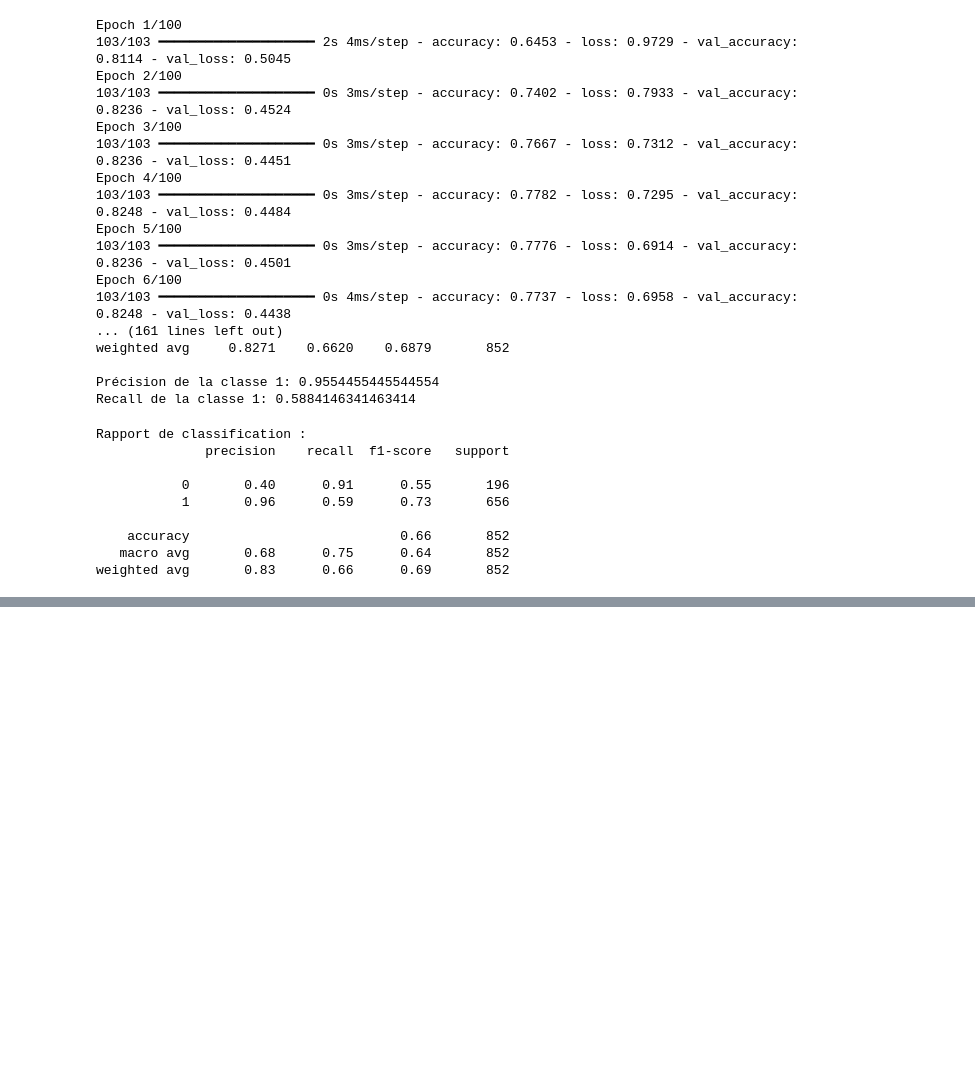
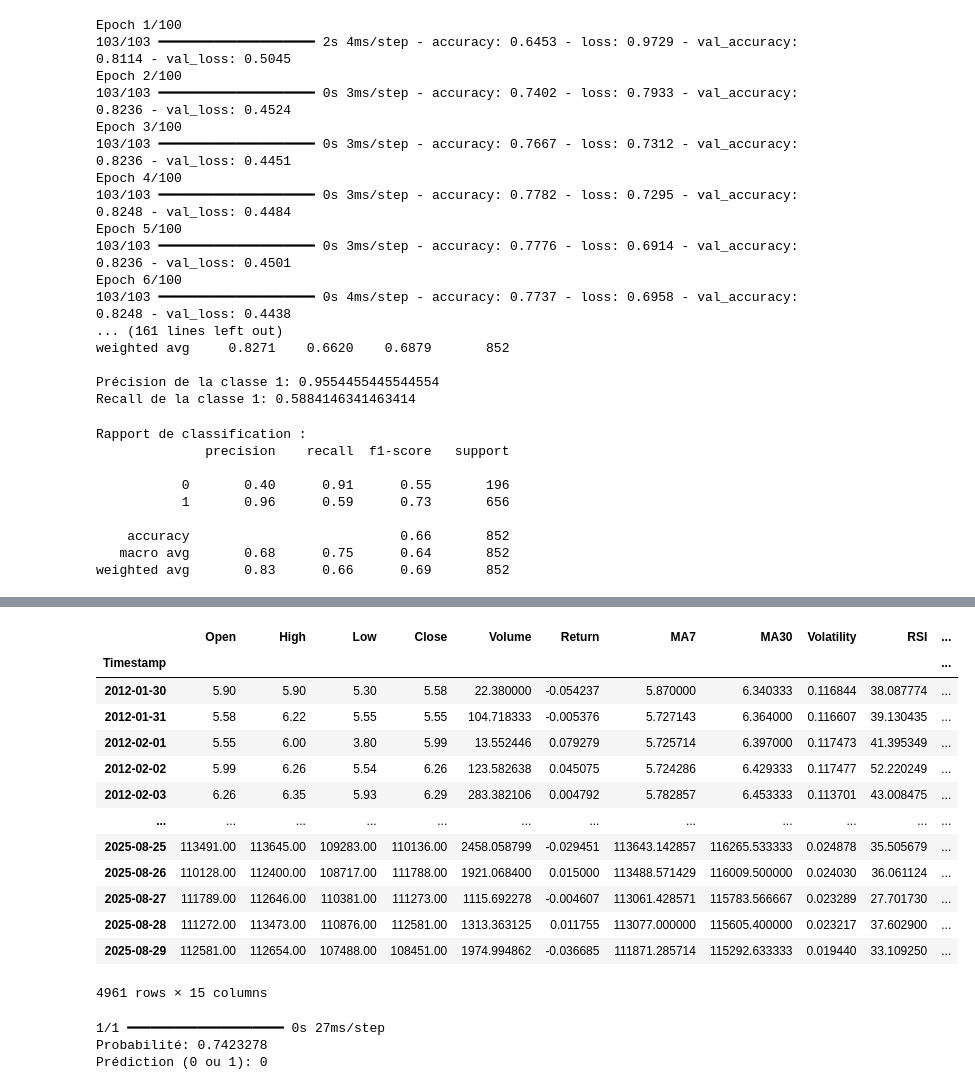
Before and after one commit to EliasKhallouk/AICryptoPredictor, a Jupyter notebook: notebooks/01_data_exploration.ipynb, the cells around one changed output, grey strips where cells are left out. Saved outputs shown, nothing was run; the diff lists cells and outputs as text; code cells hidden in the pictures; blank space fills up the shorter version.

```diff
--- a/notebooks/01_data_exploration.ipynb
+++ b/notebooks/01_data_exploration.ipynb
@@ -752,0 +770,80 @@ weighted avg       0.83      0.66      0.69       852
+# %%
+btc_daily
+# %% [output]
+|  | Open | High | Low | Close | Volume | Return | MA7 | MA30 | Volatility | RSI | ... |
+| Timestamp |  |  |  |  |  |  |  |  |  |  | ... |
+| 2012-01-30 | 5.90 | 5.90 | 5.30 | 5.58 | 22.380000 | -0.054237 | 5.870000 | 6.340333 | 0.116844 | 38.087774 | ... |
+| 2012-01-31 | 5.58 | 6.22 | 5.55 | 5.55 | 104.718333 | -0.005376 | 5.727143 | 6.364000 | 0.116607 | 39.130435 | ... |
+| 2012-02-01 | 5.55 | 6.00 | 3.80 | 5.99 | 13.552446 | 0.079279 | 5.725714 | 6.397000 | 0.117473 | 41.395349 | ... |
+| 2012-02-02 | 5.99 | 6.26 | 5.54 | 6.26 | 123.582638 | 0.045075 | 5.724286 | 6.429333 | 0.117477 | 52.220249 | ... |
+| 2012-02-03 | 6.26 | 6.35 | 5.93 | 6.29 | 283.382106 | 0.004792 | 5.782857 | 6.453333 | 0.113701 | 43.008475 | ... |
+| ... | ... | ... | ... | ... | ... | ... | ... | ... | ... | ... | ... |
+| 2025-08-25 | 113491.00 | 113645.00 | 109283.00 | 110136.00 | 2458.058799 | -0.029451 | 113643.142857 | 116265.533333 | 0.024878 | 35.505679 | ... |
+| 2025-08-26 | 110128.00 | 112400.00 | 108717.00 | 111788.00 | 1921.068400 | 0.015000 | 113488.571429 | 116009.500000 | 0.024030 | 36.061124 | ... |
+| 2025-08-27 | 111789.00 | 112646.00 | 110381.00 | 111273.00 | 1115.692278 | -0.004607 | 113061.428571 | 115783.566667 | 0.023289 | 27.701730 | ... |
+| 2025-08-28 | 111272.00 | 113473.00 | 110876.00 | 112581.00 | 1313.363125 | 0.011755 | 113077.000000 | 115605.400000 | 0.023217 | 37.602900 | ... |
+| 2025-08-29 | 112581.00 | 112654.00 | 107488.00 | 108451.00 | 1974.994862 | -0.036685 | 111871.285714 | 115292.633333 | 0.019440 | 33.109250 | ... |
+4961 rows × 15 columns
+# %%
+import pandas as pd
+import numpy as np
+
+# --- Étape 1 : créer un DataFrame avec les nouvelles données ---
+# On suppose que tu as déjà des anciennes données pour calculer les features glissantes (MA7, RSI, etc.)
+# Sinon, il faut minimum 30 jours de données pour calculer toutes les features correctement
+
+new_data = {
+    'Open': [112581.00],
+    'High': [112654.00],
+    'Low': [107488.00],
+    'Close': [108451.00	],
+    'Volume': [1974.994862]
+}
+
+df_new = pd.DataFrame(new_data)
+
+# Si tu veux, tu peux concaténer les nouvelles données à ton ancien dataset pour calculer les indicateurs correctement
+btc_temp = pd.concat([btc_daily[['Open','High','Low','Close','Volume']], df_new], ignore_index=True)
+
+# --- Étape 2 : calculer les features ---
+btc_temp['Return'] = btc_temp['Close'].pct_change()
+btc_temp['MA7'] = btc_temp['Close'].rolling(7).mean()
+btc_temp['MA30'] = btc_temp['Close'].rolling(30).mean()
+btc_temp['Volatility'] = btc_temp['Return'].rolling(7).std()
+
+delta = btc_temp['Close'].diff()
+gain = (delta.where(delta > 0, 0)).rolling(14).mean()
+loss = (-delta.where(delta < 0, 0)).rolling(14).mean()
+rs = gain / loss
+btc_temp['RSI'] = 100 - (100 / (1 + rs))
+
+ema12 = btc_temp['Close'].ewm(span=12, adjust=False).mean()
+ema26 = btc_temp['Close'].ewm(span=26, adjust=False).mean()
+btc_temp['MACD'] = ema12 - ema26
+btc_temp['Signal'] = btc_temp['MACD'].ewm(span=9, adjust=False).mean()
+
+ma20 = btc_temp['Close'].rolling(20).mean()
+std20 = btc_temp['Close'].rolling(20).std()
+btc_temp['Bollinger_Upper'] = ma20 + 2*std20
+btc_temp['Bollinger_Lower'] = ma20 - 2*std20
+
+# --- Étape 3 : ne garder que la dernière ligne (celle qu'on veut prédire) ---
+X_manual = btc_temp.iloc[[-1]][
+    ['Open','High','Low','Close','Volume','Return','MA7','MA30','Volatility',
+     'RSI','MACD','Signal','Bollinger_Upper','Bollinger_Lower']
+]
+
+# --- Étape 4 : appliquer le scaler utilisé pour l'entraînement ---
+#X_manual_scaled = scaler.transform(X_manual.values)
+
+# --- Étape 5 : prédiction avec seuil ---
+y_pred_proba = model.predict(X_manual.values)
+threshold = 0.9
+y_pred = (y_pred_proba > threshold).astype(int)
+
+print("Probabilité:", y_pred_proba[0][0])
+print("Prédiction (0 ou 1):", y_pred[0][0])
+# %% [output]
+1/1 ━━━━━━━━━━━━━━━━━━━━ 0s 27ms/step
+Probabilité: 0.7423278
+Prédiction (0 ou 1): 0
```
Also changed, not shown: parts of 2 cells of this notebook, 9 other files.
